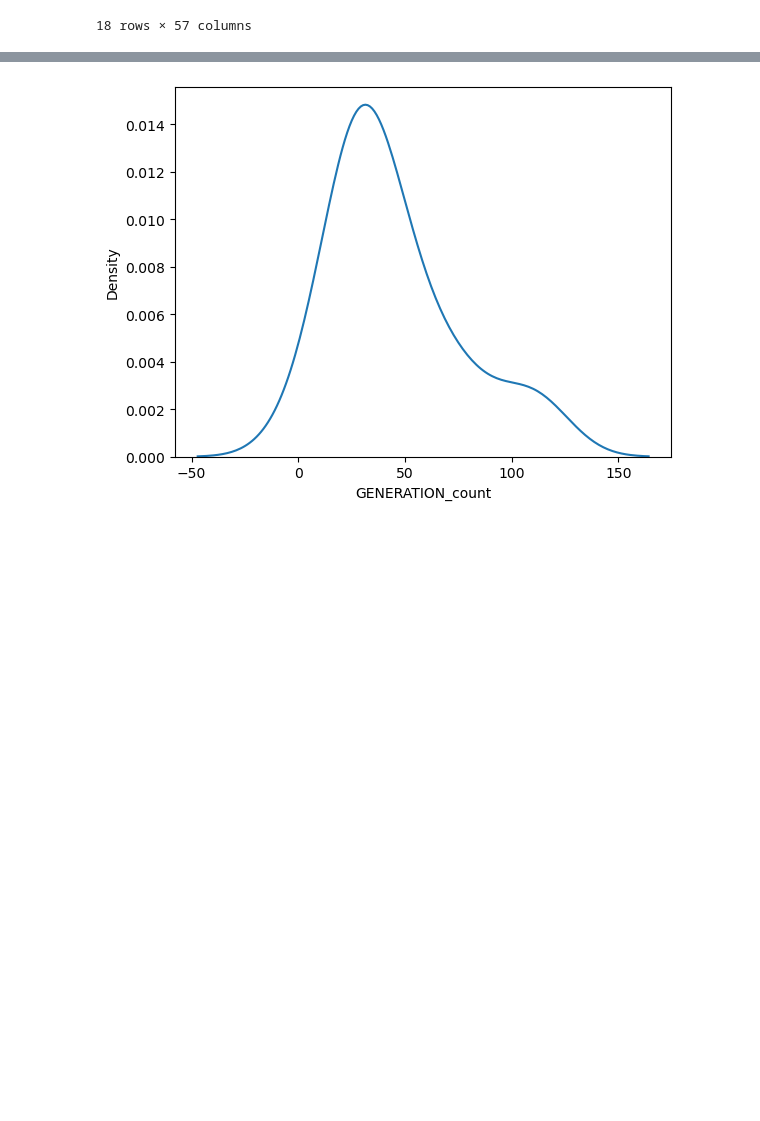
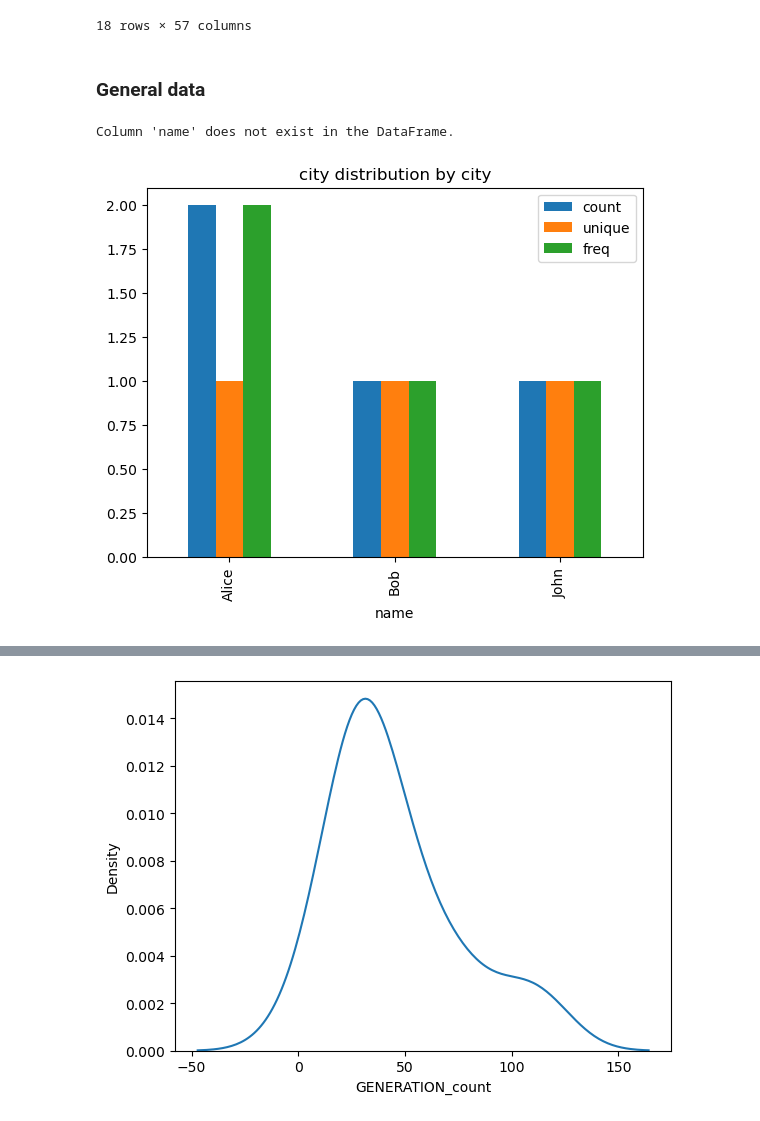
Before and after one commit to johndef64/pyutilities_datascience, a Jupyter notebook: general_utilities.ipynb, the cells around one changed output, grey strips where cells are left out. Cells and saved outputs as stored; diff of their text form; code cells hidden in the pictures; blank space fills up the shorter version.

```diff
--- a/general_utilities.ipynb
+++ b/general_utilities.ipynb
@@ -517,3 +548,32 @@ gr
 | 16 | Steel | 26.0 | 4.423077 | 1.653435 | 2.0 | 3.00 | ... |
 | 17 | Water | 114.0 | 3.210526 | 1.869521 | 1.0 | 2.00 | ... |
 18 rows × 57 columns
+# %% [markdown]
+### General data
+# %%
+import pandas as pd
+import matplotlib.pyplot as plt
+
+# Create a sample DataFrame
+data = {
+    'name': ['John', 'Alice', 'Bob', 'Alice'],
+    'age': [25, 30, 35, 27],
+    'salary': [5000, 6000, 5500, 7000],
+    'city': ['New York', 'Chicago', 'New York', 'Chicago']
+}
+df = pd.DataFrame(data)
+# Perform groupby and describe
+grouped_data = df.groupby(['name']).describe(include=['object'])
+
+# Visualize string columns
+string_columns = df.select_dtypes(include=['object']).columns
+for column in string_columns:
+    if column in grouped_data.columns:
+        grouped_data[column].plot(kind='bar')
+        plt.title(f"{column} distribution by city")
+        plt.show()
+    else:
+        print(f"Column '{column}' does not exist in the DataFrame.")
+# %% [output]
+Column 'name' does not exist in the DataFrame.
+[figure, added]
```
Also changed, not shown: parts of 12 cells of this notebook, 1 other file.
